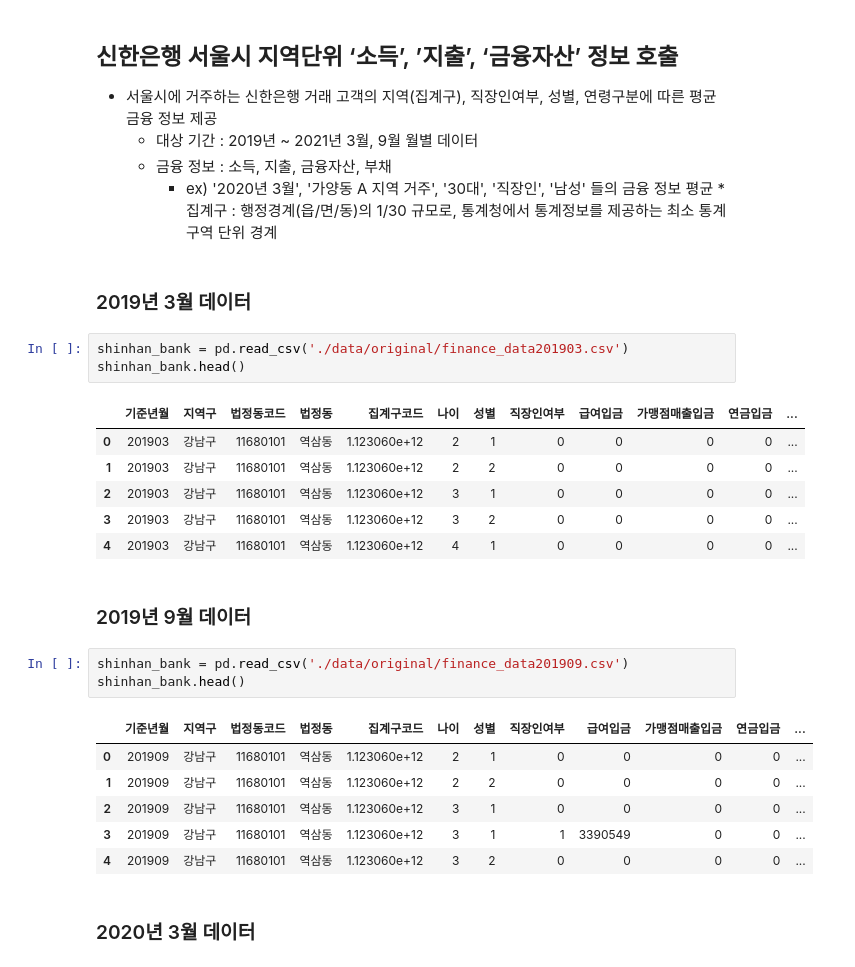
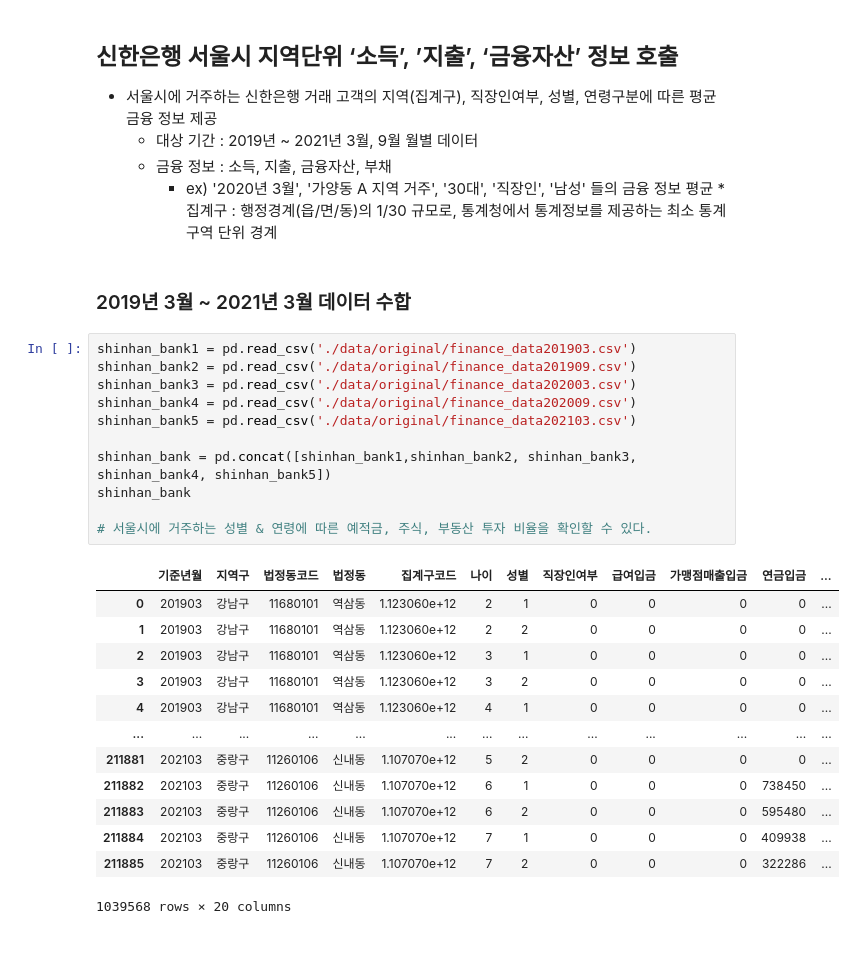
Before and after one commit to RyanKor/financial-data-competition-2021, a Jupyter notebook: Financial Data Competition 2021.ipynb, the cells around one changed output. Cells and saved outputs as stored; diff of their text form.

```diff
--- a/Financial Data Competition 2021.ipynb
+++ b/Financial Data Competition 2021.ipynb
@@ -145,28 +188,29 @@ plt.title("Participants By Sex");
     - 금융 정보 : 소득, 지출, 금융자산, 부채
         - ex) '2020년 3월', '가양동 A 지역 거주', '30대', '직장인', '남성' 들의 금융 정보 평균 * 집계구 : 행정경계(읍/면/동)의 1/30 규모로, 통계청에서 통계정보를 제공하는 최소 통계구역 단위 경계
 # %% [markdown]
-### 2019년 3월 데이터
+### 2019년 3월 ~ 2021년 3월 데이터 수합
 # %%
-shinhan_bank = pd.read_csv('./data/original/finance_data201903.csv')
-shinhan_bank.head()
+shinhan_bank1 = pd.read_csv('./data/original/finance_data201903.csv')
+shinhan_bank2 = pd.read_csv('./data/original/finance_data201909.csv')
+shinhan_bank3 = pd.read_csv('./data/original/finance_data202003.csv')
+shinhan_bank4 = pd.read_csv('./data/original/finance_data202009.csv')
+shinhan_bank5 = pd.read_csv('./data/original/finance_data202103.csv')
+
+shinhan_bank = pd.concat([shinhan_bank1,shinhan_bank2, shinhan_bank3, shinhan_bank4, shinhan_bank5])
+shinhan_bank
+
+# 서울시에 거주하는 성별 & 연령에 따른 예적금, 주식, 부동산 투자 비율을 확인할 수 있다.
 # %% [output]
 |  | 기준년월 | 지역구 | 법정동코드 | 법정동 | 집계구코드 | 나이 | 성별 | 직장인여부 | 급여입금 | 가맹점매출입금 | 연금입금 | ... |
 | 0 | 201903 | 강남구 | 11680101 | 역삼동 | 1.123060e+12 | 2 | 1 | 0 | 0 | 0 | 0 | ... |
 | 1 | 201903 | 강남구 | 11680101 | 역삼동 | 1.123060e+12 | 2 | 2 | 0 | 0 | 0 | 0 | ... |
 | 2 | 201903 | 강남구 | 11680101 | 역삼동 | 1.123060e+12 | 3 | 1 | 0 | 0 | 0 | 0 | ... |
 | 3 | 201903 | 강남구 | 11680101 | 역삼동 | 1.123060e+12 | 3 | 2 | 0 | 0 | 0 | 0 | ... |
 | 4 | 201903 | 강남구 | 11680101 | 역삼동 | 1.123060e+12 | 4 | 1 | 0 | 0 | 0 | 0 | ... |
+| ... | ... | ... | ... | ... | ... | ... | ... | ... | ... | ... | ... | ... |
+| 211881 | 202103 | 중랑구 | 11260106 | 신내동 | 1.107070e+12 | 5 | 2 | 0 | 0 | 0 | 0 | ... |
+| 211882 | 202103 | 중랑구 | 11260106 | 신내동 | 1.107070e+12 | 6 | 1 | 0 | 0 | 0 | 738450 | ... |
+| 211883 | 202103 | 중랑구 | 11260106 | 신내동 | 1.107070e+12 | 6 | 2 | 0 | 0 | 0 | 595480 | ... |
+| 211884 | 202103 | 중랑구 | 11260106 | 신내동 | 1.107070e+12 | 7 | 1 | 0 | 0 | 0 | 409938 | ... |
+| 211885 | 202103 | 중랑구 | 11260106 | 신내동 | 1.107070e+12 | 7 | 2 | 0 | 0 | 0 | 322286 | ... |
+1039568 rows × 20 columns
-# %% [markdown]
-### 2019년 9월 데이터
-# %%
-shinhan_bank = pd.read_csv('./data/original/finance_data201909.csv')
-shinhan_bank.head()
-# %% [output]
-|  | 기준년월 | 지역구 | 법정동코드 | 법정동 | 집계구코드 | 나이 | 성별 | 직장인여부 | 급여입금 | 가맹점매출입금 | 연금입금 | ... |
-| 0 | 201909 | 강남구 | 11680101 | 역삼동 | 1.123060e+12 | 2 | 1 | 0 | 0 | 0 | 0 | ... |
-| 1 | 201909 | 강남구 | 11680101 | 역삼동 | 1.123060e+12 | 2 | 2 | 0 | 0 | 0 | 0 | ... |
-| 2 | 201909 | 강남구 | 11680101 | 역삼동 | 1.123060e+12 | 3 | 1 | 0 | 0 | 0 | 0 | ... |
-| 3 | 201909 | 강남구 | 11680101 | 역삼동 | 1.123060e+12 | 3 | 1 | 1 | 3390549 | 0 | 0 | ... |
-| 4 | 201909 | 강남구 | 11680101 | 역삼동 | 1.123060e+12 | 3 | 2 | 0 | 0 | 0 | 0 | ... |
-# %% [markdown]
-### 2020년 3월 데이터
```
Also changed, not shown: parts of 16 cells of this notebook.
